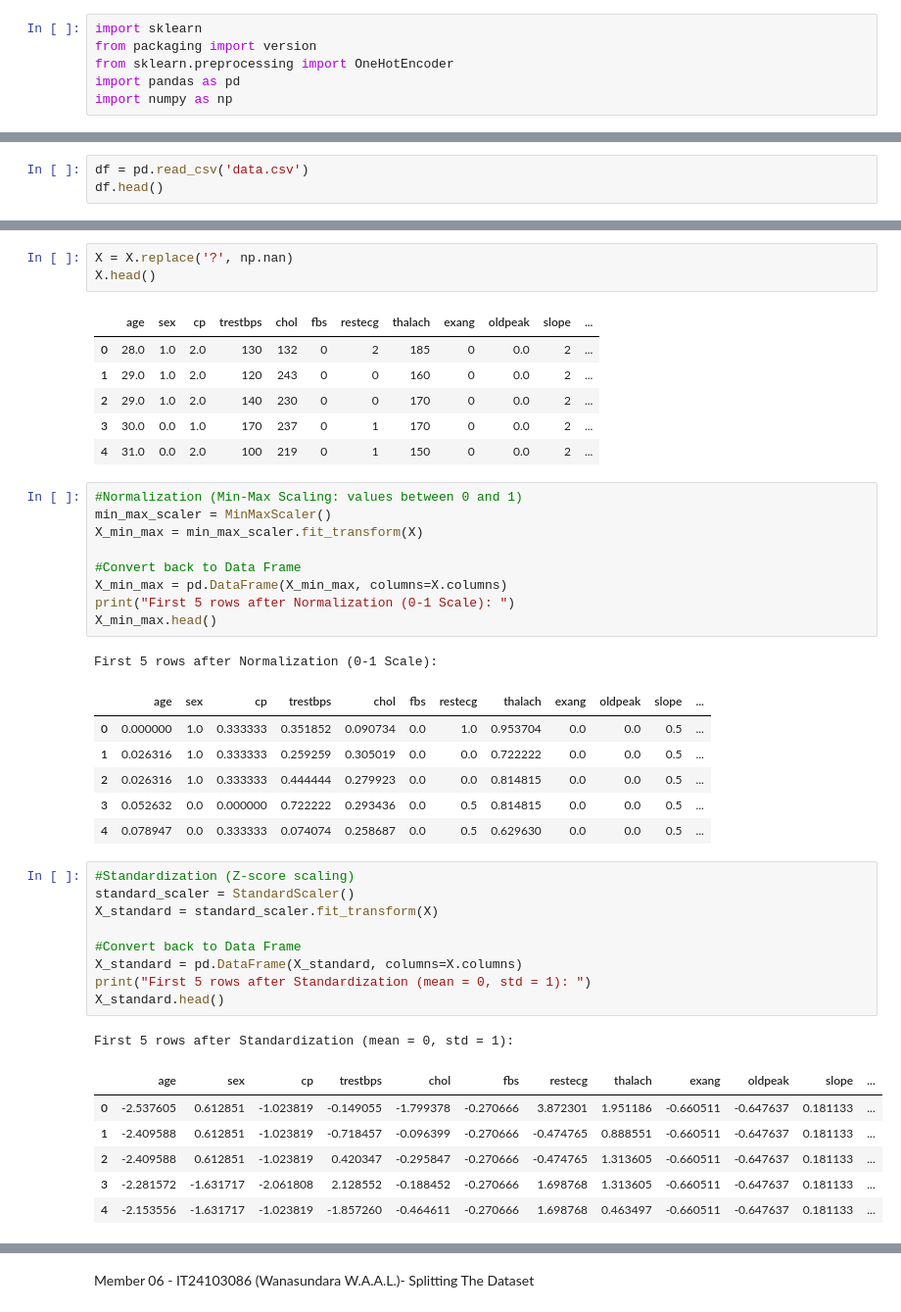
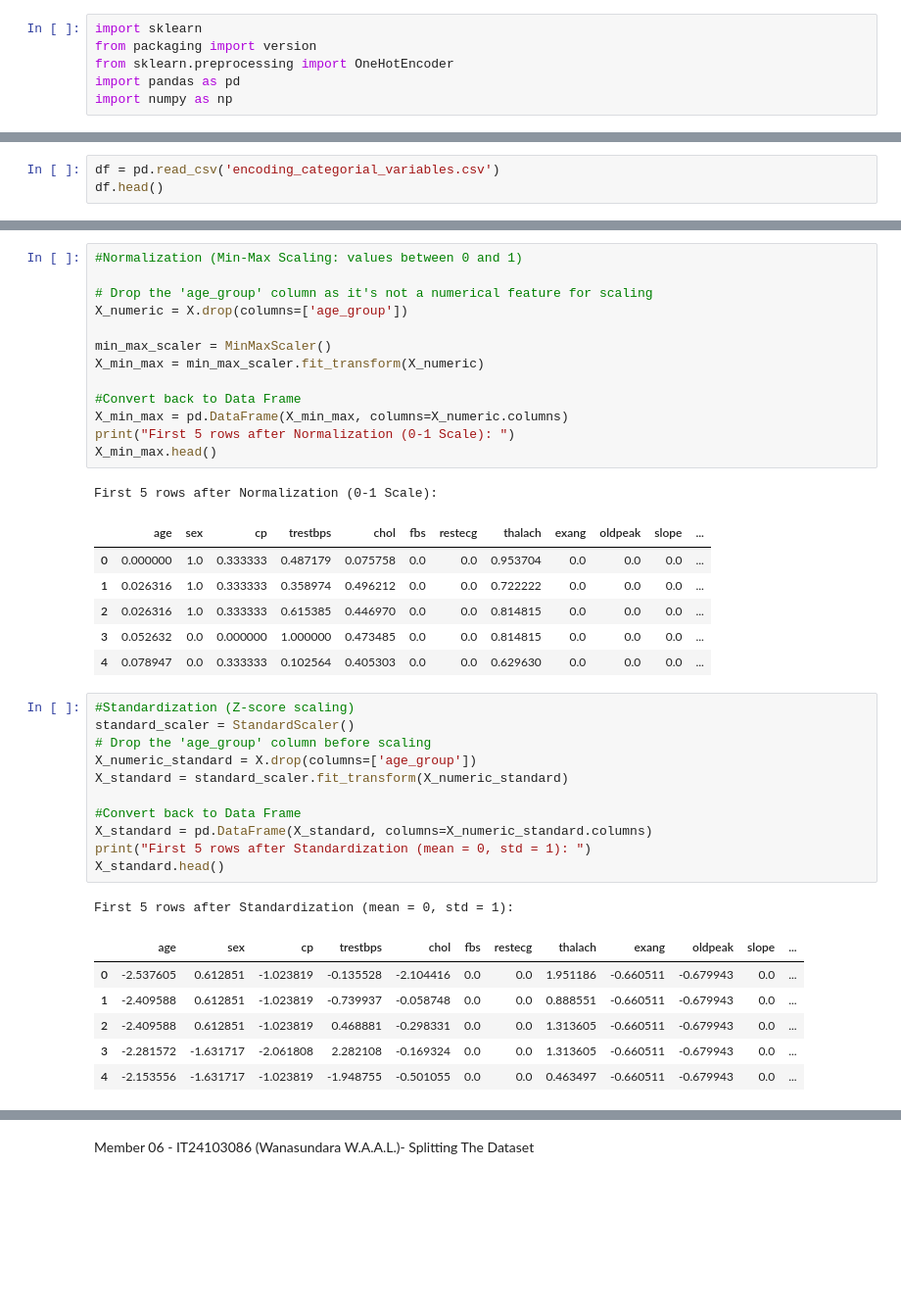
Before and after one commit to Muhammed-Shaahidh/Heart_Attack_Prediction, a Jupyter notebook: Group_34_PipeLine/Heart_Attack_Prediction_G_34.ipynb, the cells around one changed output, grey strips where cells are left out. Shown at 98% size. Drawn from its saved outputs; the diff is of its cells as text; blank space fills up the shorter version.

```diff
--- a/Group_34_PipeLine/Heart_Attack_Prediction_G_34.ipynb
+++ b/Group_34_PipeLine/Heart_Attack_Prediction_G_34.ipynb
@@ -243,5 +252,5 @@ Member 05 - IT24610823 (Shaahidh M.W.M) - Normalizaton/Scaling
 # %%
-df = pd.read_csv('data.csv')
+df = pd.read_csv('encoding_categorial_variables.csv')
 df.head()
 # %% [output]
 |  | age | sex | cp | trestbps | chol | fbs | restecg | thalach | exang | oldpeak | slope | ... |
@@ -258,44 +276,40 @@ Y = df["target"]
-# %%
-X = X.replace('?', np.nan)
-X.head()
-# %% [output]
-|  | age | sex | cp | trestbps | chol | fbs | restecg | thalach | exang | oldpeak | slope | ... |
-| 0 | 28.0 | 1.0 | 2.0 | 130 | 132 | 0 | 2 | 185 | 0 | 0.0 | 2 | ... |
-| 1 | 29.0 | 1.0 | 2.0 | 120 | 243 | 0 | 0 | 160 | 0 | 0.0 | 2 | ... |
-| 2 | 29.0 | 1.0 | 2.0 | 140 | 230 | 0 | 0 | 170 | 0 | 0.0 | 2 | ... |
-| 3 | 30.0 | 0.0 | 1.0 | 170 | 237 | 0 | 1 | 170 | 0 | 0.0 | 2 | ... |
-| 4 | 31.0 | 0.0 | 2.0 | 100 | 219 | 0 | 1 | 150 | 0 | 0.0 | 2 | ... |
 # %%
 #Normalization (Min-Max Scaling: values between 0 and 1)
+
+# Drop the 'age_group' column as it's not a numerical feature for scaling
+X_numeric = X.drop(columns=['age_group'])
+
 min_max_scaler = MinMaxScaler()
-X_min_max = min_max_scaler.fit_transform(X)
+X_min_max = min_max_scaler.fit_transform(X_numeric)
 
 #Convert back to Data Frame
-X_min_max = pd.DataFrame(X_min_max, columns=X.columns)
+X_min_max = pd.DataFrame(X_min_max, columns=X_numeric.columns)
 print("First 5 rows after Normalization (0-1 Scale): ")
 X_min_max.head()
 # %% [output]
 First 5 rows after Normalization (0-1 Scale):
 |  | age | sex | cp | trestbps | chol | fbs | restecg | thalach | exang | oldpeak | slope | ... |
-| 0 | 0.000000 | 1.0 | 0.333333 | 0.351852 | 0.090734 | 0.0 | 1.0 | 0.953704 | 0.0 | 0.0 | 0.5 | ... |
-| 1 | 0.026316 | 1.0 | 0.333333 | 0.259259 | 0.305019 | 0.0 | 0.0 | 0.722222 | 0.0 | 0.0 | 0.5 | ... |
-| 2 | 0.026316 | 1.0 | 0.333333 | 0.444444 | 0.279923 | 0.0 | 0.0 | 0.814815 | 0.0 | 0.0 | 0.5 | ... |
-| 3 | 0.052632 | 0.0 | 0.000000 | 0.722222 | 0.293436 | 0.0 | 0.5 | 0.814815 | 0.0 | 0.0 | 0.5 | ... |
-| 4 | 0.078947 | 0.0 | 0.333333 | 0.074074 | 0.258687 | 0.0 | 0.5 | 0.629630 | 0.0 | 0.0 | 0.5 | ... |
+| 0 | 0.000000 | 1.0 | 0.333333 | 0.487179 | 0.075758 | 0.0 | 0.0 | 0.953704 | 0.0 | 0.0 | 0.0 | ... |
+| 1 | 0.026316 | 1.0 | 0.333333 | 0.358974 | 0.496212 | 0.0 | 0.0 | 0.722222 | 0.0 | 0.0 | 0.0 | ... |
+| 2 | 0.026316 | 1.0 | 0.333333 | 0.615385 | 0.446970 | 0.0 | 0.0 | 0.814815 | 0.0 | 0.0 | 0.0 | ... |
+| 3 | 0.052632 | 0.0 | 0.000000 | 1.000000 | 0.473485 | 0.0 | 0.0 | 0.814815 | 0.0 | 0.0 | 0.0 | ... |
+| 4 | 0.078947 | 0.0 | 0.333333 | 0.102564 | 0.405303 | 0.0 | 0.0 | 0.629630 | 0.0 | 0.0 | 0.0 | ... |
 # %%
 #Standardization (Z-score scaling)
 standard_scaler = StandardScaler()
-X_standard = standard_scaler.fit_transform(X)
+# Drop the 'age_group' column before scaling
+X_numeric_standard = X.drop(columns=['age_group'])
+X_standard = standard_scaler.fit_transform(X_numeric_standard)
 
 #Convert back to Data Frame
-X_standard = pd.DataFrame(X_standard, columns=X.columns)
+X_standard = pd.DataFrame(X_standard, columns=X_numeric_standard.columns)
 print("First 5 rows after Standardization (mean = 0, std = 1): ")
 X_standard.head()
 # %% [output]
 First 5 rows after Standardization (mean = 0, std = 1):
 |  | age | sex | cp | trestbps | chol | fbs | restecg | thalach | exang | oldpeak | slope | ... |
-| 0 | -2.537605 | 0.612851 | -1.023819 | -0.149055 | -1.799378 | -0.270666 | 3.872301 | 1.951186 | -0.660511 | -0.647637 | 0.181133 | ... |
-| 1 | -2.409588 | 0.612851 | -1.023819 | -0.718457 | -0.096399 | -0.270666 | -0.474765 | 0.888551 | -0.660511 | -0.647637 | 0.181133 | ... |
-| 2 | -2.409588 | 0.612851 | -1.023819 | 0.420347 | -0.295847 | -0.270666 | -0.474765 | 1.313605 | -0.660511 | -0.647637 | 0.181133 | ... |
-| 3 | -2.281572 | -1.631717 | -2.061808 | 2.128552 | -0.188452 | -0.270666 | 1.698768 | 1.313605 | -0.660511 | -0.647637 | 0.181133 | ... |
-| 4 | -2.153556 | -1.631717 | -1.023819 | -1.857260 | -0.464611 | -0.270666 | 1.698768 | 0.463497 | -0.660511 | -0.647637 | 0.181133 | ... |
+| 0 | -2.537605 | 0.612851 | -1.023819 | -0.135528 | -2.104416 | 0.0 | 0.0 | 1.951186 | -0.660511 | -0.679943 | 0.0 | ... |
+| 1 | -2.409588 | 0.612851 | -1.023819 | -0.739937 | -0.058748 | 0.0 | 0.0 | 0.888551 | -0.660511 | -0.679943 | 0.0 | ... |
+| 2 | -2.409588 | 0.612851 | -1.023819 | 0.468881 | -0.298331 | 0.0 | 0.0 | 1.313605 | -0.660511 | -0.679943 | 0.0 | ... |
+| 3 | -2.281572 | -1.631717 | -2.061808 | 2.282108 | -0.169324 | 0.0 | 0.0 | 1.313605 | -0.660511 | -0.679943 | 0.0 | ... |
+| 4 | -2.153556 | -1.631717 | -1.023819 | -1.948755 | -0.501055 | 0.0 | 0.0 | 0.463497 | -0.660511 | -0.679943 | 0.0 | ... |
```
Also changed, not shown: parts of 15 cells of this notebook.
